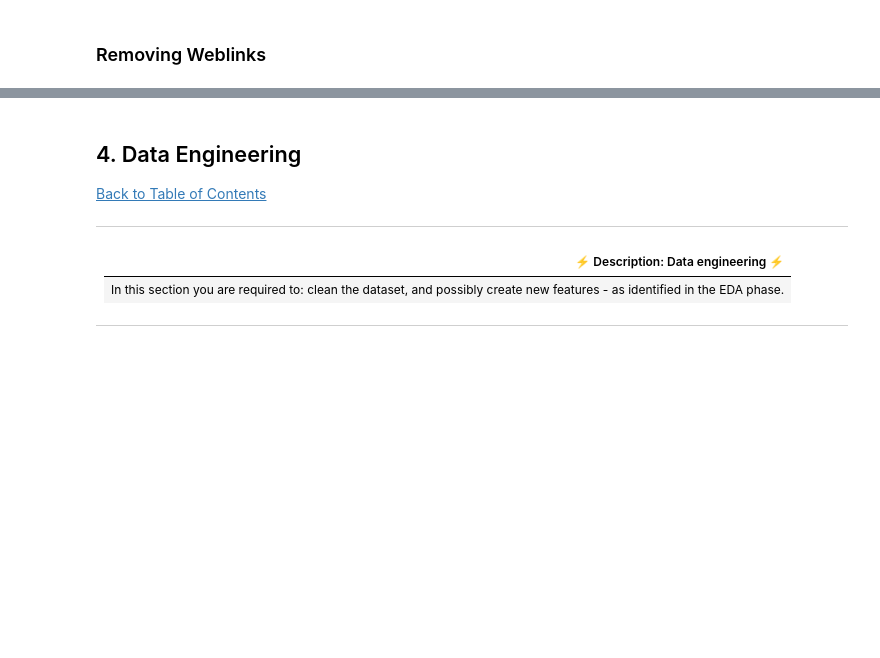
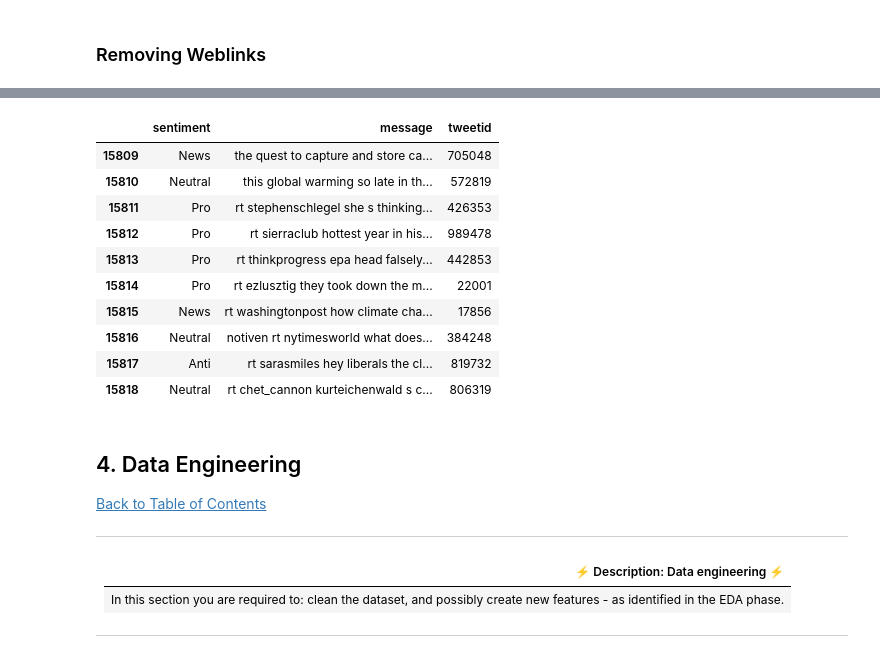
Before and after one commit to ObengKojo23/2207ACDS_TEAM_CW2, a Jupyter notebook: notebooks/twitter_sentiment_classification_notebook.ipynb, the cells around one changed output, grey strips where cells are left out. Cells and saved outputs as stored; diff of their text form; code cells hidden in the pictures; blank space fills up the shorter version.

```diff
--- a/notebooks/twitter_sentiment_classification_notebook.ipynb
+++ b/notebooks/twitter_sentiment_classification_notebook.ipynb
@@ -318,0 +341,15 @@ def data_refine(df, col):
+# %%
+train_copy['message'] = train_copy['message'].apply(data_refine)
+train_copy.tail(10)
+# %% [output]
+|  | sentiment | message | tweetid |
+| 15809 | News | the quest to capture and store ca... | 705048 |
+| 15810 | Neutral | this global warming so late in th... | 572819 |
+| 15811 | Pro | rt stephenschlegel she s thinking... | 426353 |
+| 15812 | Pro | rt sierraclub hottest year in his... | 989478 |
+| 15813 | Pro | rt thinkprogress epa head falsely... | 442853 |
+| 15814 | Pro | rt ezlusztig they took down the m... | 22001 |
+| 15815 | News | rt washingtonpost how climate cha... | 17856 |
+| 15816 | Neutral | notiven rt nytimesworld what does... | 384248 |
+| 15817 | Anti | rt sarasmiles hey liberals the cl... | 819732 |
+| 15818 | Neutral | rt chet_cannon kurteichenwald s c... | 806319 |
```
Also changed, not shown: parts of 7 cells of this notebook.
